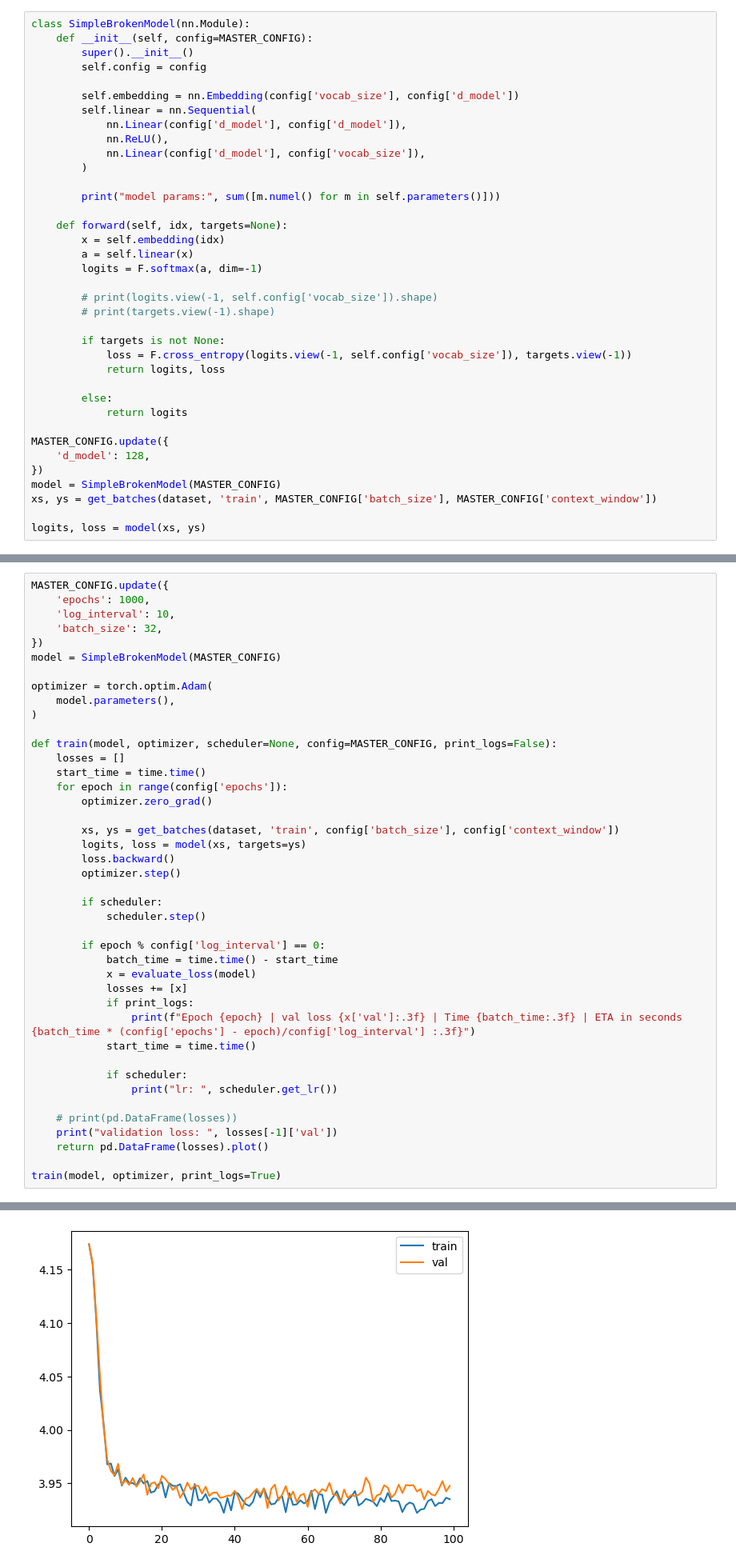
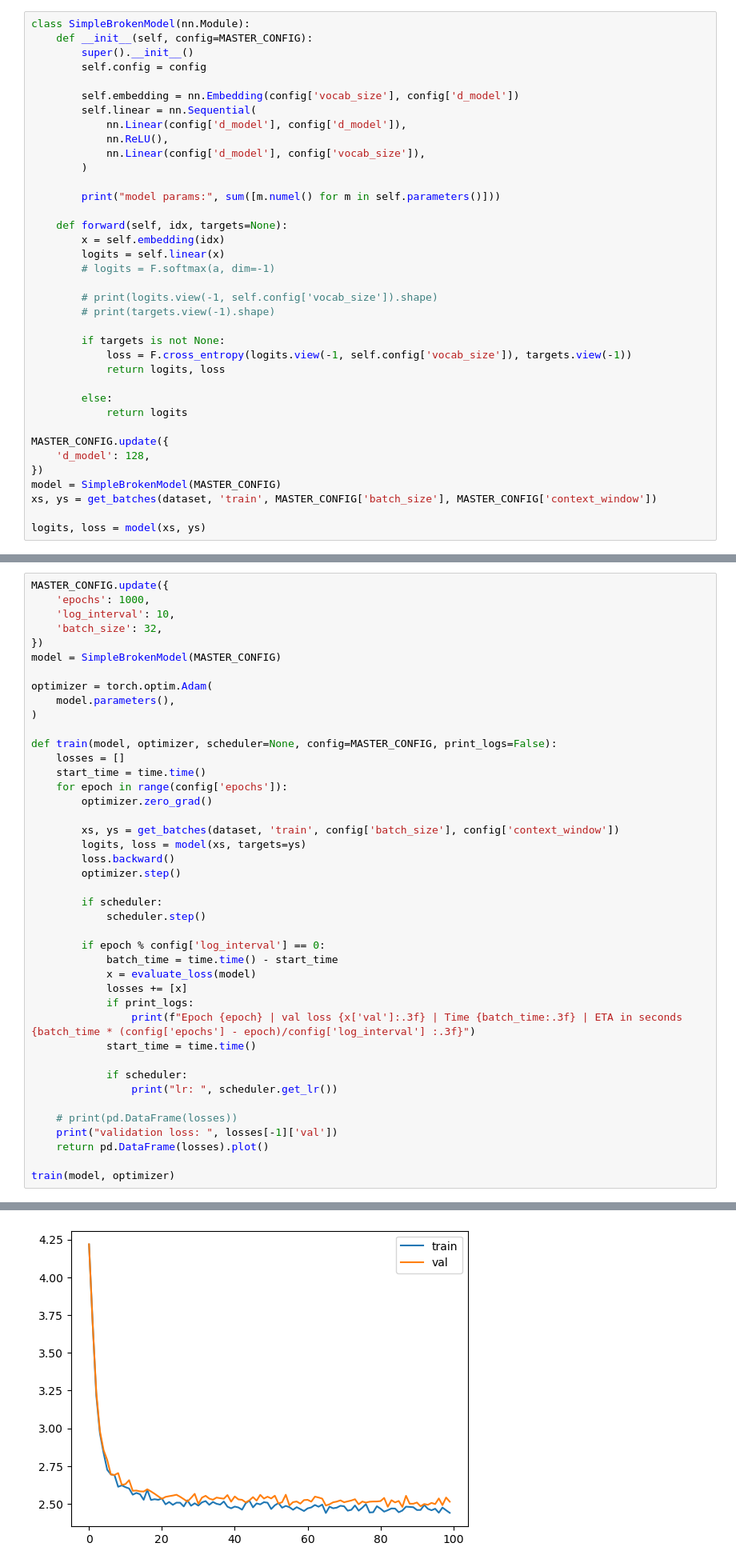
Before and after one commit to geesimon/wheels, a Jupyter notebook: LLAMA.ipynb, the cells around one changed output, grey strips where cells are left out. Shown at 80% size. Drawn from its saved outputs; the diff is of its cells as text.

```diff
--- a/LLAMA.ipynb
+++ b/LLAMA.ipynb
@@ -114,8 +114,8 @@ class SimpleBrokenModel(nn.Module):
 
     def forward(self, idx, targets=None):
         x = self.embedding(idx)
-        a = self.linear(x)
-        logits = F.softmax(a, dim=-1)
+        logits = self.linear(x)
+        # logits = F.softmax(a, dim=-1)
 
         # print(logits.view(-1, self.config['vocab_size']).shape)
         # print(targets.view(-1).shape)
@@ -177,6 +177,6 @@ def train(model, optimizer, scheduler=None, config=MASTER_CONFIG, print_logs=Fal
     print("validation loss: ", losses[-1]['val'])
     return pd.DataFrame(losses).plot()
 
-train(model, optimizer, print_logs=True)
+train(model, optimizer)
 # %% [output]
 model params: 33217
@@ -199,2 +184,2 @@ validation loss:  3.9477394104003904
 <Axes: >
-[figure, old version]
+[figure, new version]
```
Also changed, not shown: parts of 41 cells of this notebook.
